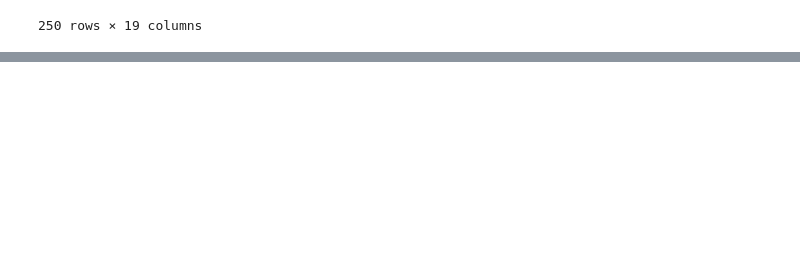
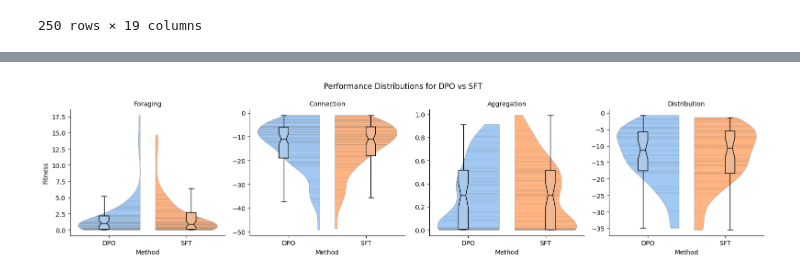
Before and after one commit to julianjandeleit/thesis_llm_collective_behavior_generation, a Jupyter notebook: analysis_notebooks/dpo_rl_compare_with_llm.ipynb, the cells around one changed output, grey strips where cells are left out. Saved outputs shown, nothing was run; the diff lists cells and outputs as text; code cells hidden in the pictures; blank space fills up the shorter version.

```diff
--- a/analysis_notebooks/dpo_rl_compare_with_llm.ipynb
+++ b/analysis_notebooks/dpo_rl_compare_with_llm.ipynb
@@ -51,0 +52,60 @@ print(result)
+# %%
+import seaborn as sns
+import matplotlib.pyplot as plt
+
+def generate_violin_boxplot(df, id_var='type', value_vars=['avg_score', 'llm_avg_score'],
+                             score_labels={'avg_score': 'AutoMoDe', 'llm_avg_score': 'LLM'},
+                             title='Performance Distributions by Mission and Method'):
+    """
+    Generate a violin and box plot for the given DataFrame.
+
+    Parameters:
+    - df: DataFrame containing the data to plot.
+    - id_var: Column name to use as identifier variable (default is 'type').
+    - value_vars: List of column names to melt (default is ['avg_score', 'llm_avg_score']).
+    - score_labels: Dictionary to map score variable names to display labels.
+    - title: Title of the plot.
+    """
+    # Melt the DataFrame
+    df_melted = df.melt(id_vars=[id_var], value_vars=value_vars,
+                         var_name='Score Type', value_name='Score')
+
+    # Create a FacetGrid with violin plots
+    g = sns.FacetGrid(df_melted, col=id_var, height=4, aspect=1, sharex=True, sharey=False)
+    g.map_dataframe(sns.violinplot, x='Score Type', y='Score', hue='Score Type',
+                    split=True, inner='stick', density_norm='area',
+                    palette="pastel", cut=0, dodge=False, native_scale=True,
+                    legend="auto", saturation=1.0, linewidth=0.33)
+
+    # Overlay notched boxplots
+    g.map_dataframe(sns.boxplot, x='Score Type', y='Score', hue='Score Type',
+                    dodge=True, width=0.25, palette="pastel",
+                    fliersize=0, notch=True, linewidth=1.0, linecolor="black")
+
+    # Set titles and labels
+    g.set_titles(col_template='{col_name}')
+    g.set_axis_labels('Method', 'Fitness')
+
+    # Rename the x-tick labels
+    for ax in g.axes.flat:
+        # Get the current tick positions
+        ticks = ax.get_xticks()
+        # Set the new tick labels
+        ax.set_xticks(ticks)
+        ax.set_xticklabels([score_labels.get(label, label) for label in value_vars])
+
+    # Add a title to the figure
+    g.figure.suptitle(title)
+    g.tight_layout()
+    plt.show()
+
+# Example usage:
+# generate_violin_boxplot(df_cleaned)
+
+generate_violin_boxplot(df,
+                        id_var='type',
+                        value_vars=['llm_dpo_rl_avg_score', 'llm_avg_score'],
+                        score_labels={'llm_dpo_rl_avg_score': 'DPO', 'llm_avg_score': 'SFT'},
+                        title='Performance Distributions for DPO vs SFT')
+# %% [output]
+[figure, added]
```
Also changed, not shown: parts of 1 cell of this notebook, 31 other files.
